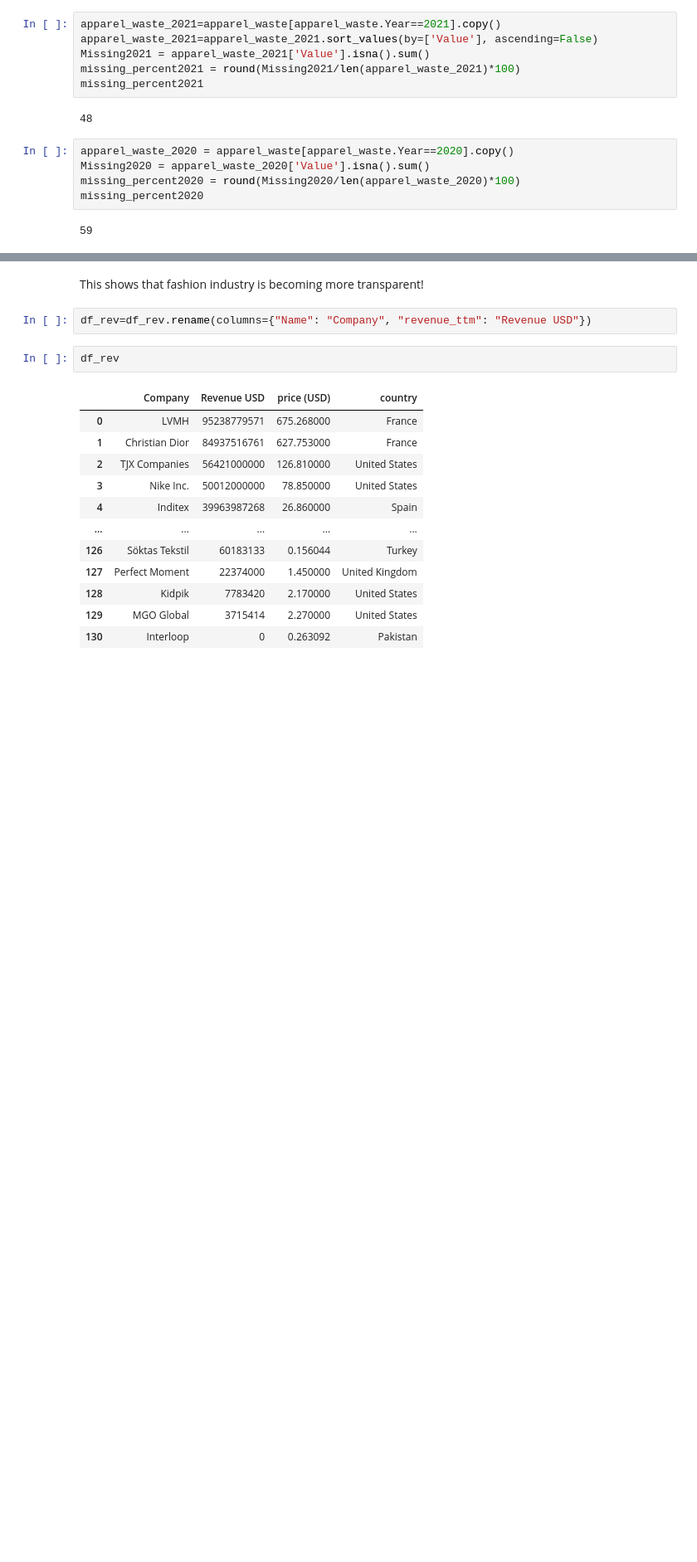
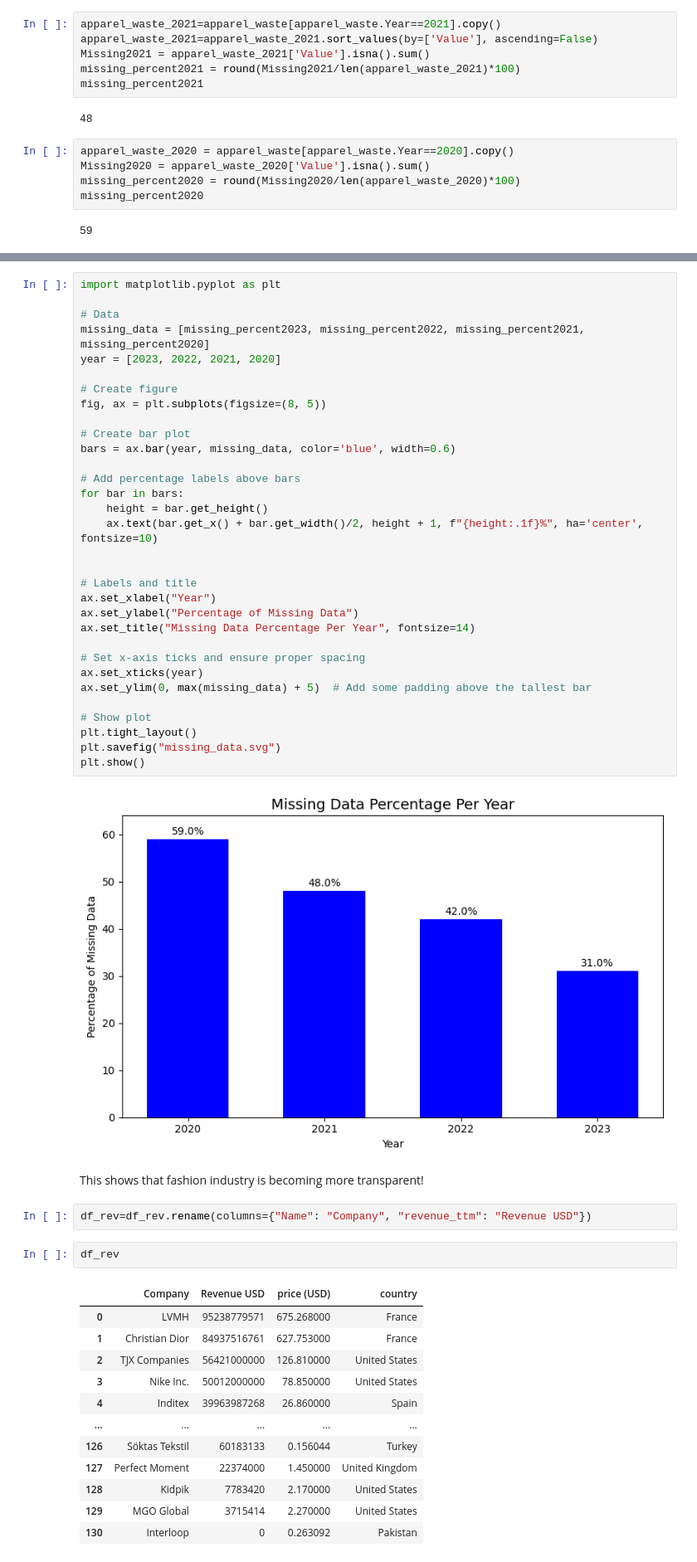
Before and after one commit to kasiasoltysiak/Plastic_Pollution-exploration, a Jupyter notebook: Apparel_brands_waste.ipynb, the cells around one changed output, grey strips where cells are left out. Shown at 83% size. Cells and saved outputs as stored; diff of their text form; blank space fills up the shorter version.

```diff
--- a/Apparel_brands_waste.ipynb
+++ b/Apparel_brands_waste.ipynb
@@ -296,3 +303,37 @@ plt.show()
+# %%
+import matplotlib.pyplot as plt
+
+# Data
+missing_data = [missing_percent2023, missing_percent2022, missing_percent2021, missing_percent2020]
+year = [2023, 2022, 2021, 2020]
+
+# Create figure
+fig, ax = plt.subplots(figsize=(8, 5))
+
+# Create bar plot
+bars = ax.bar(year, missing_data, color='blue', width=0.6)
+
+# Add percentage labels above bars
+for bar in bars:
+    height = bar.get_height()
+    ax.text(bar.get_x() + bar.get_width()/2, height + 1, f"{height:.1f}%", ha='center', fontsize=10)
+
+
+# Labels and title
+ax.set_xlabel("Year")
+ax.set_ylabel("Percentage of Missing Data")
+ax.set_title("Missing Data Percentage Per Year", fontsize=14)
+
+# Set x-axis ticks and ensure proper spacing
+ax.set_xticks(year)
+ax.set_ylim(0, max(missing_data) + 5)  # Add some padding above the tallest bar
+
+# Show plot
+plt.tight_layout()
+plt.savefig("missing_data.svg")
+plt.show()
+# %% [output]
+[figure, added]
 # %% [markdown]
 This shows that fashion industry is becoming more transparent!
 # %%
```
Also changed, not shown: parts of 10 cells of this notebook, 6 other files.
